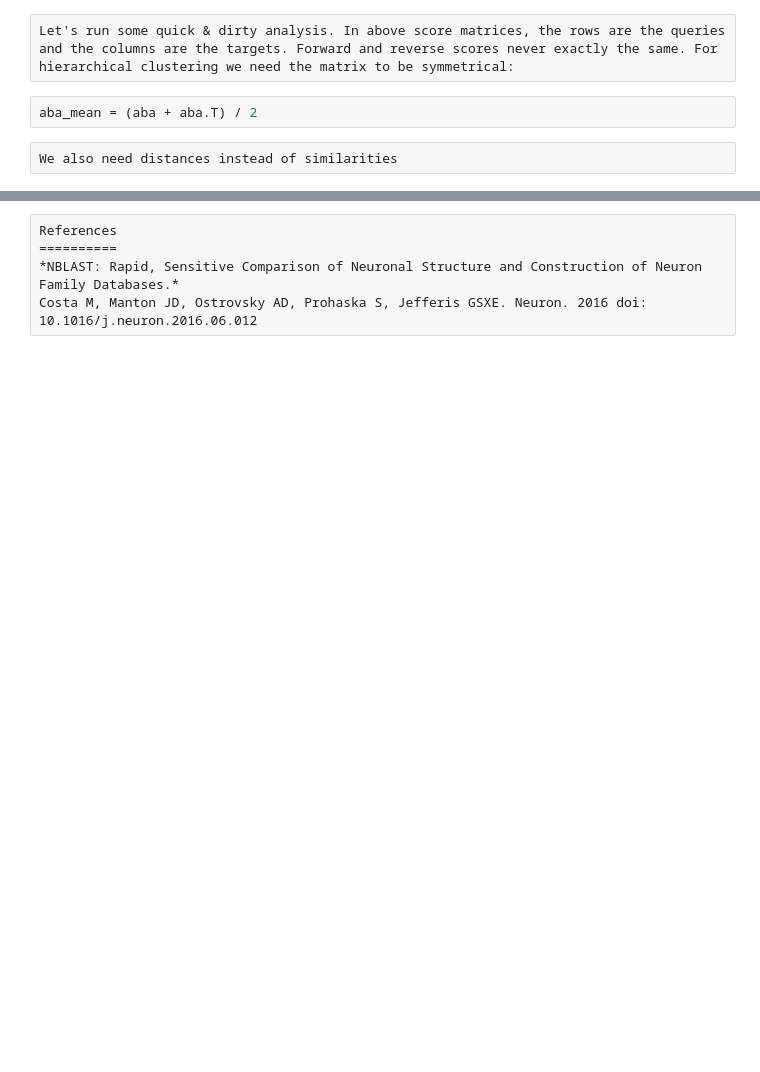
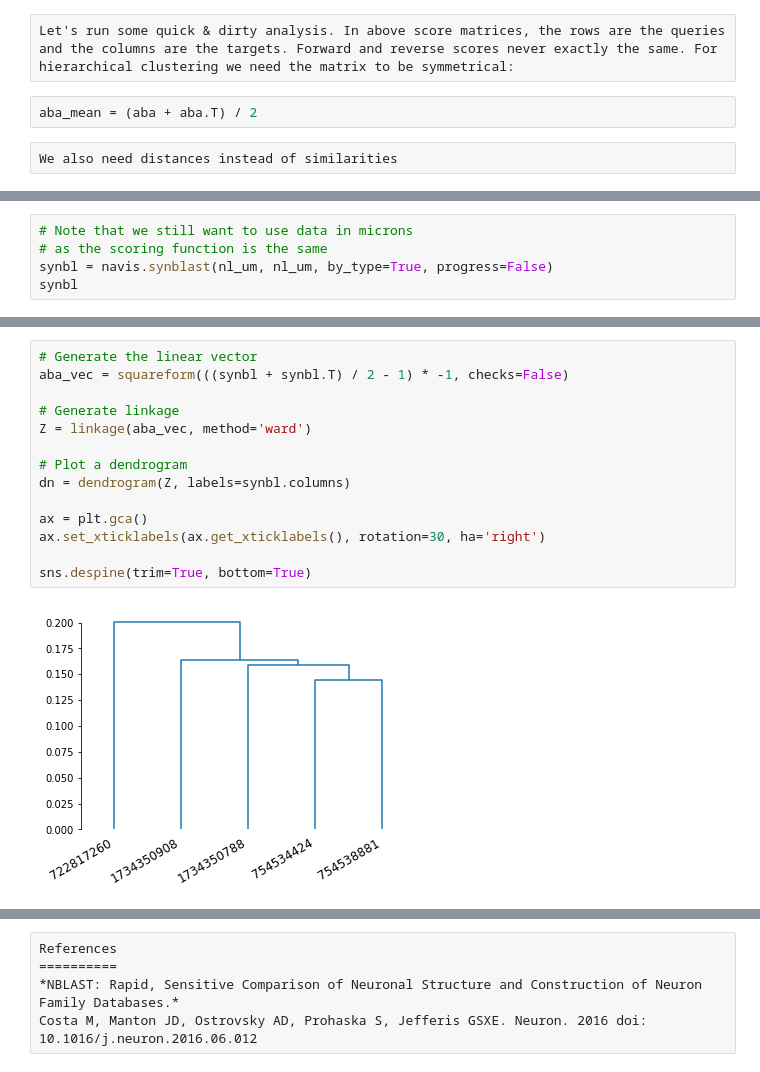
Before and after one commit to navis-org/navis, a Jupyter notebook: docs/source/tutorials/nblast.ipynb, the cells around one changed output, grey strips where cells are left out. Cells and saved outputs as stored; diff of their text form; blank space fills up the shorter version.

```diff
--- a/docs/source/tutorials/nblast.ipynb
+++ b/docs/source/tutorials/nblast.ipynb
@@ -128,0 +138,5 @@ sns.despine(trim=True, bottom=True)
+# %%
+# Note that we still want to use data in microns
+# as the scoring function is the same
+synbl = navis.synblast(nl_um, nl_um, by_type=True, progress=False)
+synbl
@@ -128,0 +150,16 @@ sns.despine(trim=True, bottom=True)
+# %%
+# Generate the linear vector
+aba_vec = squareform(((synbl + synbl.T) / 2 - 1) * -1, checks=False)
+
+# Generate linkage
+Z = linkage(aba_vec, method='ward')
+
+# Plot a dendrogram
+dn = dendrogram(Z, labels=synbl.columns)
+
+ax = plt.gca()
+ax.set_xticklabels(ax.get_xticklabels(), rotation=30, ha='right')
+
+sns.despine(trim=True, bottom=True)
+# %% [output]
+[figure, added]
```
Also changed, not shown: parts of 18 cells of this notebook.
